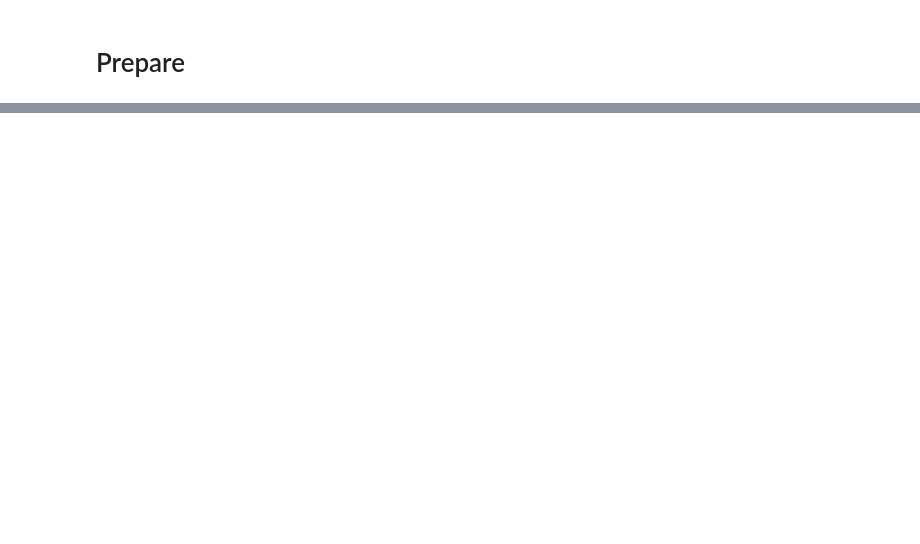
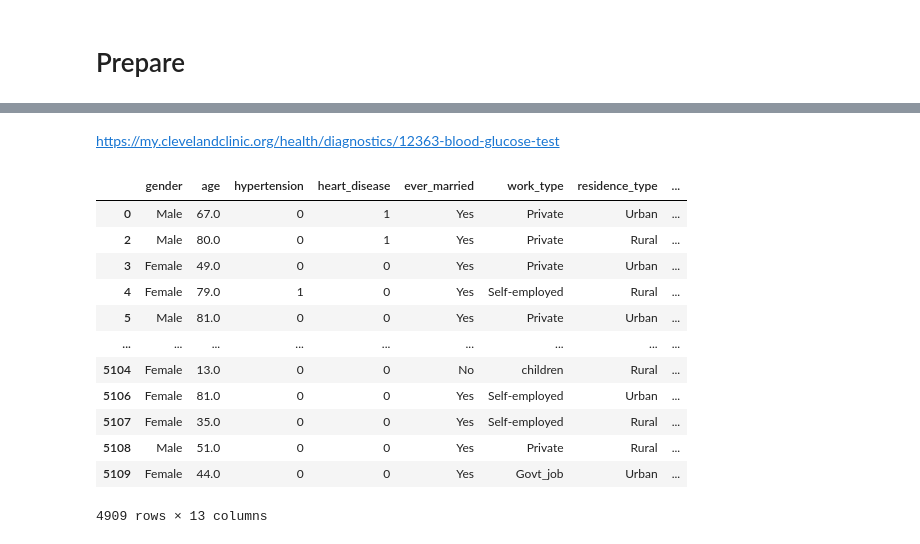
Before and after one commit to aaron-mv-moore/classification-stroke-prediction, a Jupyter notebook: working_wrangle.ipynb, the cells around one changed output, grey strips where cells are left out. Drawn from its saved outputs; the diff is of its cells as text; code cells hidden in the pictures; blank space fills up the shorter version.

```diff
--- a/working_wrangle.ipynb
+++ b/working_wrangle.ipynb
@@ -102,0 +272,14 @@ df.shape
+# %%
+## FUNCTION
+# droping smoking status
+df.drop(['smoking_status', 'id'], axis=1, inplace=True)
+# %%
+## FUNCTION
+# adding age bins
+df['age_bins'] = pd.cut(df['age'], bins= [0, 9, 19, 29, 39, 49, 59, 69, 79, 89],
+      labels = ['under 10', 'teens', '20s', '30s', '40s', '50s', '60s', '70s', '80s']
+      )
+# %%
+# FUNCTION
+# add bmi bins
+df['bmi_bins'] = pd.cut(df['bmi'], bins= 5)
@@ -102,0 +301,22 @@ df.shape
+# %%
+## FUNCTION
+df['glucose_bins'] = pd.cut(df['avg_glucose_level'], bins = [0, 70, 125, 300], labels=['low', 'average', 'high'])
+# %% [markdown]
+https://my.clevelandclinic.org/health/diagnostics/12363-blood-glucose-test
+# %%
+## FUNCTION
+df.dropna(inplace=True)
+# %% [output]
+|  | gender | age | hypertension | heart_disease | ever_married | work_type | residence_type | ... |
+| 0 | Male | 67.0 | 0 | 1 | Yes | Private | Urban | ... |
+| 2 | Male | 80.0 | 0 | 1 | Yes | Private | Rural | ... |
+| 3 | Female | 49.0 | 0 | 0 | Yes | Private | Urban | ... |
+| 4 | Female | 79.0 | 1 | 0 | Yes | Self-employed | Rural | ... |
+| 5 | Male | 81.0 | 0 | 0 | Yes | Private | Urban | ... |
+| ... | ... | ... | ... | ... | ... | ... | ... | ... |
+| 5104 | Female | 13.0 | 0 | 0 | No | children | Rural | ... |
+| 5106 | Female | 81.0 | 0 | 0 | Yes | Self-employed | Urban | ... |
+| 5107 | Female | 35.0 | 0 | 0 | Yes | Self-employed | Rural | ... |
+| 5108 | Male | 51.0 | 0 | 0 | Yes | Private | Rural | ... |
+| 5109 | Female | 44.0 | 0 | 0 | Yes | Govt_job | Urban | ... |
+4909 rows × 13 columns
```
Also changed, not shown: parts of 24 cells of this notebook, 3 other files.
